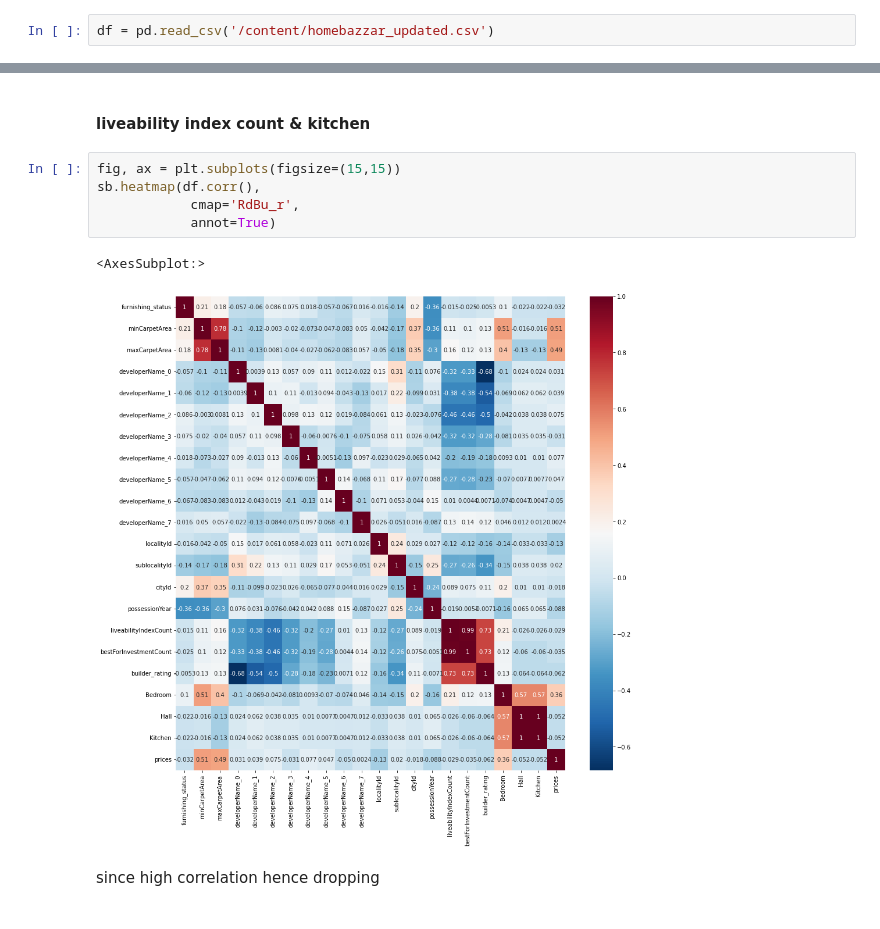
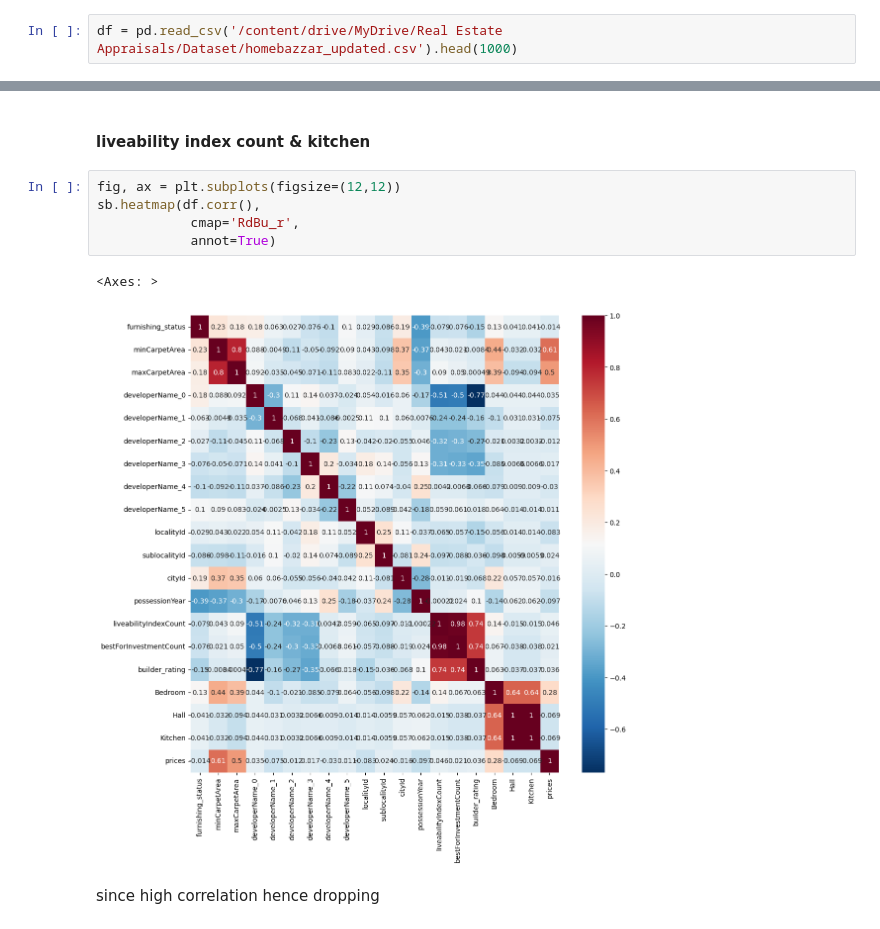
Before and after one commit to ParthMody/RealEstate, a Jupyter notebook: Real_Estate_Appraisal_updated.ipynb, the cells around one changed output, grey strips where cells are left out. Drawn from its saved outputs; the diff is of its cells as text.

```diff
--- a/Real_Estate_Appraisal_updated.ipynb
+++ b/Real_Estate_Appraisal_updated.ipynb
@@ -24,7 +34,7 @@ import numpy as np
 import seaborn as sb
 import category_encoders as ce
 # %%
-df = pd.read_csv('/content/homebazzar_updated.csv')
+df = pd.read_csv('/content/drive/MyDrive/Real Estate Appraisals/Dataset/homebazzar_updated.csv').head(1000)
 # %%
 df.head()
 # %% [output]
@@ -154,13 +164,13 @@ df.head(10)
 # %% [markdown]
 #### liveability index count & kitchen
 # %%
-fig, ax = plt.subplots(figsize=(15,15))
+fig, ax = plt.subplots(figsize=(12,12))
 sb.heatmap(df.corr(),
             cmap='RdBu_r',
             annot=True)
 # %% [output]
-<AxesSubplot:>
+<Axes: >
-[figure, old version]
+[figure, new version]
 # %% [markdown]
 since high correlation hence dropping
 # %%
```
Also changed, not shown: parts of 67 cells of this notebook.
